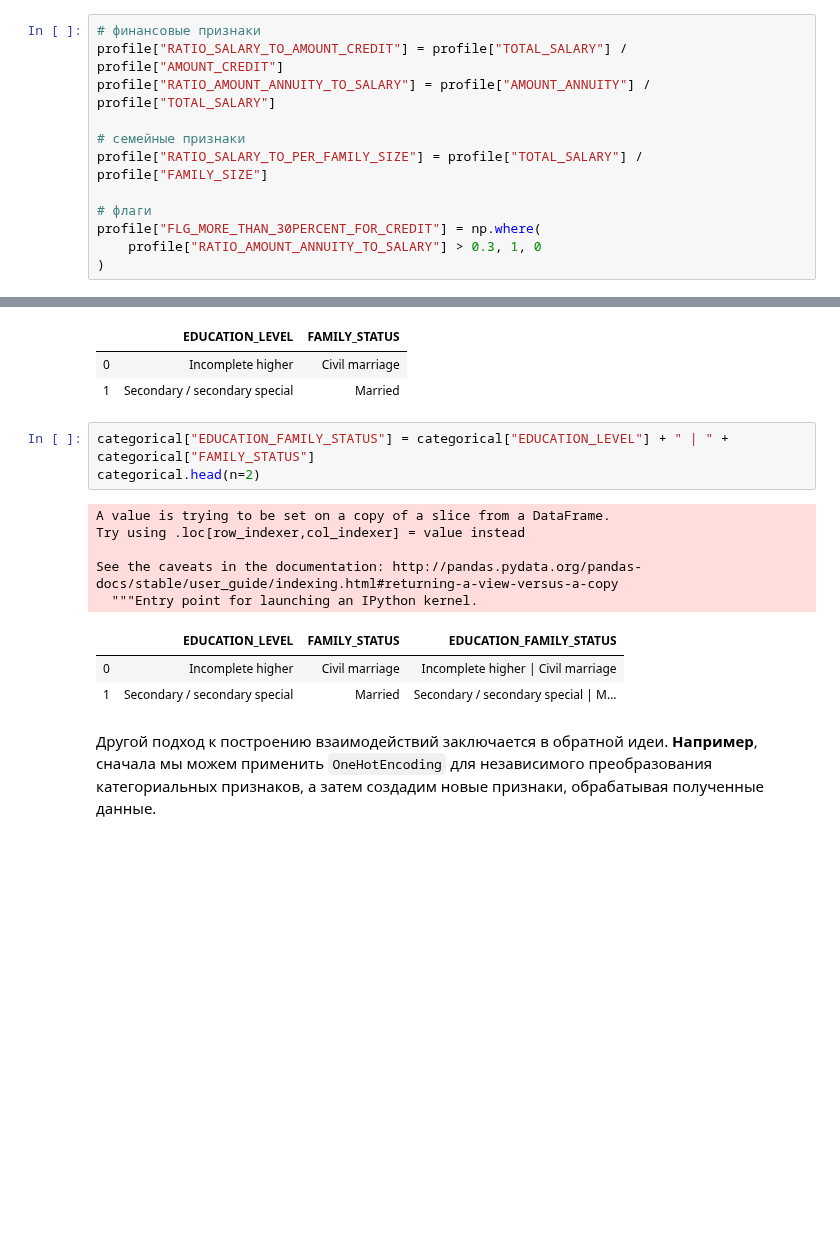
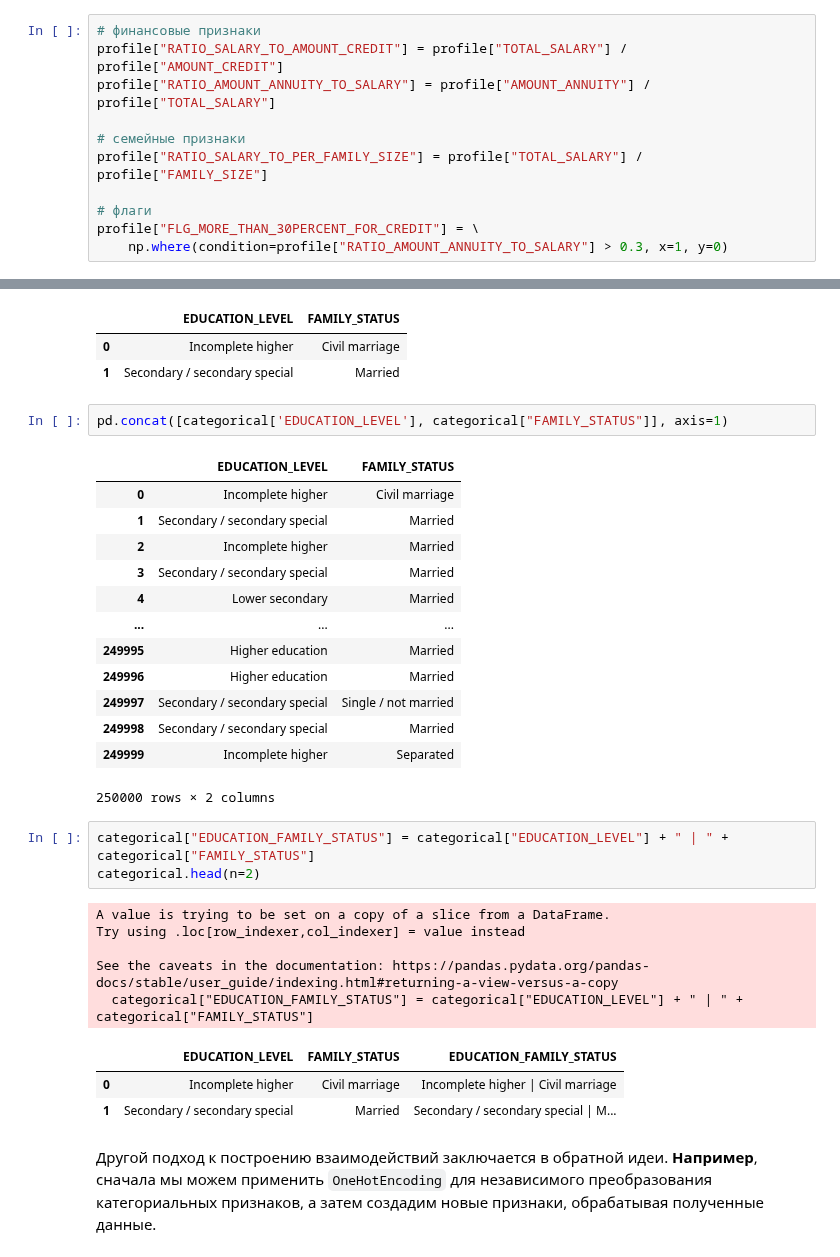
Before and after one commit to koryagin2006/GB_course_Sports_data_analysis, a Jupyter notebook: webinar_4_features_part2.ipynb, the cells around one changed output, grey strips where cells are left out. Drawn from its saved outputs; the diff is of its cells as text; blank space fills up the shorter version.

```diff
--- a/webinar_4_features_part2.ipynb
+++ b/webinar_4_features_part2.ipynb
@@ -466,9 +396,8 @@ profile["RATIO_AMOUNT_ANNUITY_TO_SALARY"] = profile["AMOUNT_ANNUITY"] / profile[
 profile["RATIO_SALARY_TO_PER_FAMILY_SIZE"] = profile["TOTAL_SALARY"] / profile["FAMILY_SIZE"]
 
 # флаги
-profile["FLG_MORE_THAN_30PERCENT_FOR_CREDIT"] = np.where(
-    profile["RATIO_AMOUNT_ANNUITY_TO_SALARY"] > 0.3, 1, 0
-)
+profile["FLG_MORE_THAN_30PERCENT_FOR_CREDIT"] = \
+    np.where(condition=profile["RATIO_AMOUNT_ANNUITY_TO_SALARY"] > 0.3, x=1, y=0)
 # %% [markdown]
 ## Features Interaction
 
@@ -480,6 +409,22 @@ categorical.head(n=2)
 |  | EDUCATION_LEVEL | FAMILY_STATUS |
 | 0 | Incomplete higher | Civil marriage |
 | 1 | Secondary / secondary special | Married |
+# %%
+pd.concat([categorical['EDUCATION_LEVEL'], categorical["FAMILY_STATUS"]], axis=1)
+# %% [output]
+|  | EDUCATION_LEVEL | FAMILY_STATUS |
+| 0 | Incomplete higher | Civil marriage |
+| 1 | Secondary / secondary special | Married |
+| 2 | Incomplete higher | Married |
+| 3 | Secondary / secondary special | Married |
+| 4 | Lower secondary | Married |
+| ... | ... | ... |
+| 249995 | Higher education | Married |
+| 249996 | Higher education | Married |
+| 249997 | Secondary / secondary special | Single / not married |
+| 249998 | Secondary / secondary special | Married |
+| 249999 | Incomplete higher | Separated |
+250000 rows × 2 columns
 # %%
 categorical["EDUCATION_FAMILY_STATUS"] = categorical["EDUCATION_LEVEL"] + " | " + categorical["FAMILY_STATUS"]
 categorical.head(n=2)
@@ -487,8 +432,8 @@ categorical.head(n=2)
 A value is trying to be set on a copy of a slice from a DataFrame.
 Try using .loc[row_indexer,col_indexer] = value instead
 
-See the caveats in the documentation: http://pandas.pydata.org/pandas-docs/stable/user_guide/indexing.html#returning-a-view-versus-a-copy
-  """Entry point for launching an IPython kernel.
+See the caveats in the documentation: https://pandas.pydata.org/pandas-docs/stable/user_guide/indexing.html#returning-a-view-versus-a-copy
+  categorical["EDUCATION_FAMILY_STATUS"] = categorical["EDUCATION_LEVEL"] + " | " + categorical["FAMILY_STATUS"]
 |  | EDUCATION_LEVEL | FAMILY_STATUS | EDUCATION_FAMILY_STATUS |
 | 0 | Incomplete higher | Civil marriage | Incomplete higher | Civil marriage |
 | 1 | Secondary / secondary special | Married | Secondary / secondary special | M... |
```
Also changed, not shown: parts of 13 cells of this notebook, 1 other file.
